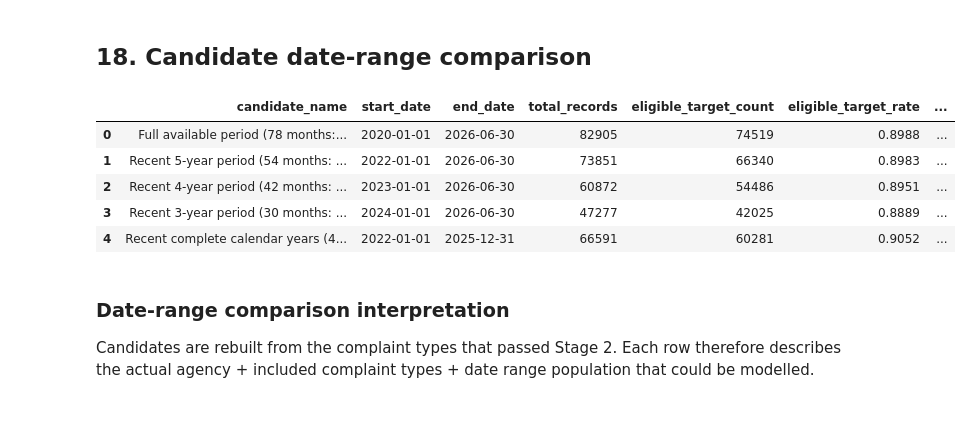
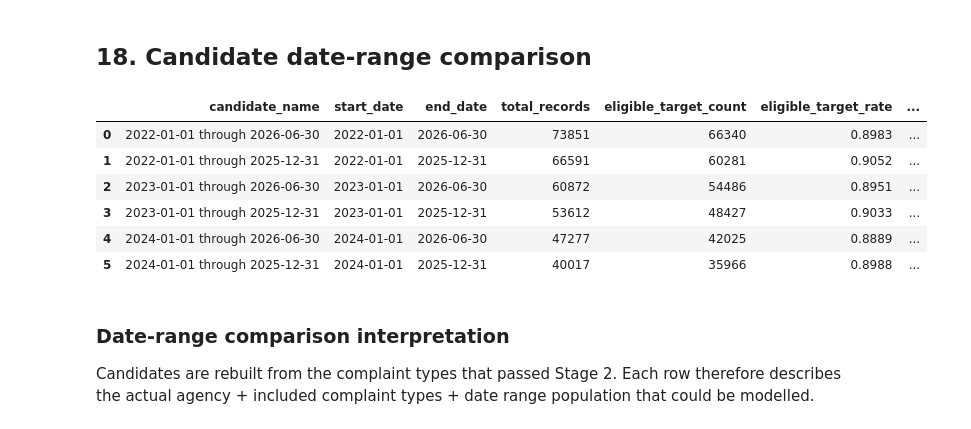
Before and after one commit to mmubashir95/urban-operations-intelligence-platform, a Jupyter notebook: notebooks/04_scope_selection.ipynb, the cells around one changed output. Drawn from its saved outputs; the diff is of its cells as text; code cells hidden in the pictures.

```diff
--- a/notebooks/04_scope_selection.ipynb
+++ b/notebooks/04_scope_selection.ipynb
@@ -721,29 +722,13 @@ def month_span_label(prefix: str, start: pd.Timestamp, end: pd.Timestamp) -> str
 
 
 date_candidates: list[tuple[str, pd.Timestamp, pd.Timestamp]] = [
-    (month_span_label("Full available period", available_start, available_end), available_start, available_end)
+    ("2022-01-01 through 2026-06-30", pd.Timestamp("2022-01-01"), pd.Timestamp("2026-06-30")),
+    ("2022-01-01 through 2025-12-31", pd.Timestamp("2022-01-01"), pd.Timestamp("2025-12-31")),
+    ("2023-01-01 through 2026-06-30", pd.Timestamp("2023-01-01"), pd.Timestamp("2026-06-30")),
+    ("2023-01-01 through 2025-12-31", pd.Timestamp("2023-01-01"), pd.Timestamp("2025-12-31")),
+    ("2024-01-01 through 2026-06-30", pd.Timestamp("2024-01-01"), pd.Timestamp("2026-06-30")),
+    ("2024-01-01 through 2025-12-31", pd.Timestamp("2024-01-01"), pd.Timestamp("2025-12-31")),
 ]
-for years in (5, 4, 3):
-    start = max(
-        available_start,
-        pd.Timestamp(available_end.year - years + 1, 1, 1),
-    )
-    date_candidates.append((
-        month_span_label(f"Recent {years}-year period", start, available_end),
-        start,
-        available_end,
-    ))
-last_complete_year = (
-    available_end.year if available_end.month == 12 else available_end.year - 1
-)
-if last_complete_year >= available_start.year:
-    calendar_start = pd.Timestamp(max(available_start.year, last_complete_year - 3), 1, 1)
-    calendar_end = pd.Timestamp(last_complete_year, 12, 31)
-    date_candidates.append((
-        month_span_label("Recent complete calendar years", calendar_start, calendar_end),
-        calendar_start,
-        calendar_end,
-    ))
 
 
 def summarize_monthly_range(
@@ -768,39 +753,40 @@ def summarize_monthly_range(
         pd.period_range(start.to_period("M"), end.to_period("M"), freq="M")
     )
     return {
         "candidate_name": name,
         "start_date": start.date().isoformat(),
         "end_date": end.date().isoformat(),
         "total_records": total,
         "eligible_target_count": eligible,
         "eligible_target_rate": eligible / total if total else 0.0,
         "due_date_coverage": int(totals.get("due_date_present_count", 0)) / total if total else 0.0,
         "closed_date_coverage": int(totals.get("closed_date_present_count", 0)) / total if total else 0.0,
         "missed_target_count": missed,
         "on_time_count": eligible - missed,
         "missed_target_rate": missed / eligible if eligible else 0.0,
         "active_months": int(monthly_eligible.size),
         "median_monthly_eligible_records": float(monthly_eligible.median()) if not monthly_eligible.empty else 0.0,
         "minimum_monthly_eligible_records": int(monthly_eligible.min()) if not monthly_eligible.empty else 0,
         "complaint_type_count": int(scoped["complaint_type"].nunique()),
         "missing_month_count": max(expected - int(monthly_eligible.size), 0),
     }
 
 
 date_range_comparison = pd.DataFrame([
     summarize_monthly_range(*candidate) for candidate in date_candidates
 ]).drop_duplicates(["start_date", "end_date"]).reset_index(drop=True)
 date_range_comparison.to_csv(
-    TABLE_DIR / "date_range_comparison.csv", index=False
+    TABLE_DIR / "date_range_candidate_comparison.csv", index=False
 )
 display(date_range_comparison.round(4))
 # %% [output]
 |  | candidate_name | start_date | end_date | total_records | eligible_target_count | eligible_target_rate | ... |
-| 0 | Full available period (78 months:... | 2020-01-01 | 2026-06-30 | 82905 | 74519 | 0.8988 | ... |
-| 1 | Recent 5-year period (54 months: ... | 2022-01-01 | 2026-06-30 | 73851 | 66340 | 0.8983 | ... |
-| 2 | Recent 4-year period (42 months: ... | 2023-01-01 | 2026-06-30 | 60872 | 54486 | 0.8951 | ... |
-| 3 | Recent 3-year period (30 months: ... | 2024-01-01 | 2026-06-30 | 47277 | 42025 | 0.8889 | ... |
-| 4 | Recent complete calendar years (4... | 2022-01-01 | 2025-12-31 | 66591 | 60281 | 0.9052 | ... |
+| 0 | 2022-01-01 through 2026-06-30 | 2022-01-01 | 2026-06-30 | 73851 | 66340 | 0.8983 | ... |
+| 1 | 2022-01-01 through 2025-12-31 | 2022-01-01 | 2025-12-31 | 66591 | 60281 | 0.9052 | ... |
+| 2 | 2023-01-01 through 2026-06-30 | 2023-01-01 | 2026-06-30 | 60872 | 54486 | 0.8951 | ... |
+| 3 | 2023-01-01 through 2025-12-31 | 2023-01-01 | 2025-12-31 | 53612 | 48427 | 0.9033 | ... |
+| 4 | 2024-01-01 through 2026-06-30 | 2024-01-01 | 2026-06-30 | 47277 | 42025 | 0.8889 | ... |
+| 5 | 2024-01-01 through 2025-12-31 | 2024-01-01 | 2025-12-31 | 40017 | 35966 | 0.8988 | ... |
 # %% [markdown]
 ### Date-range comparison interpretation
 
```
Also changed, not shown: parts of 24 cells of this notebook, 7 other files.
